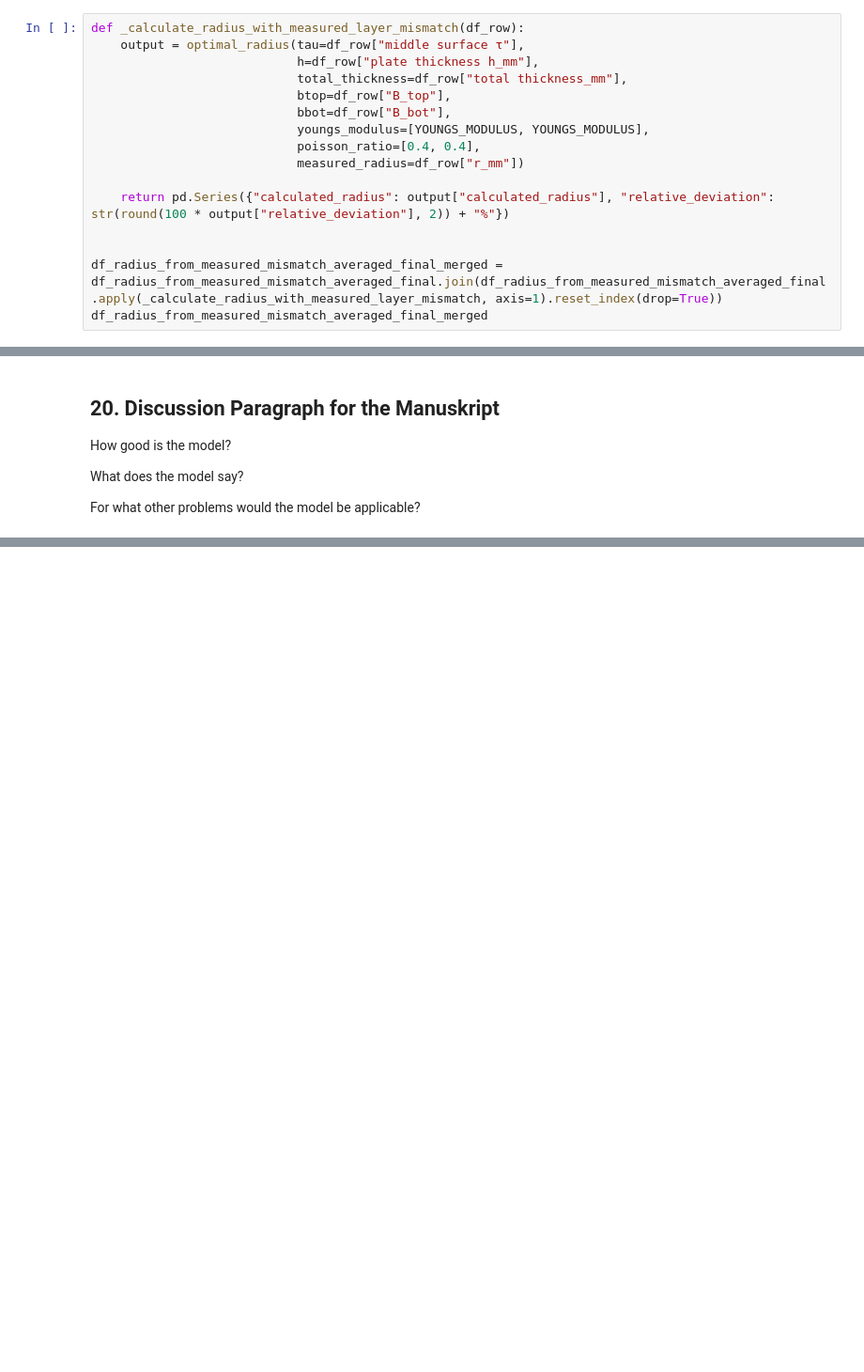
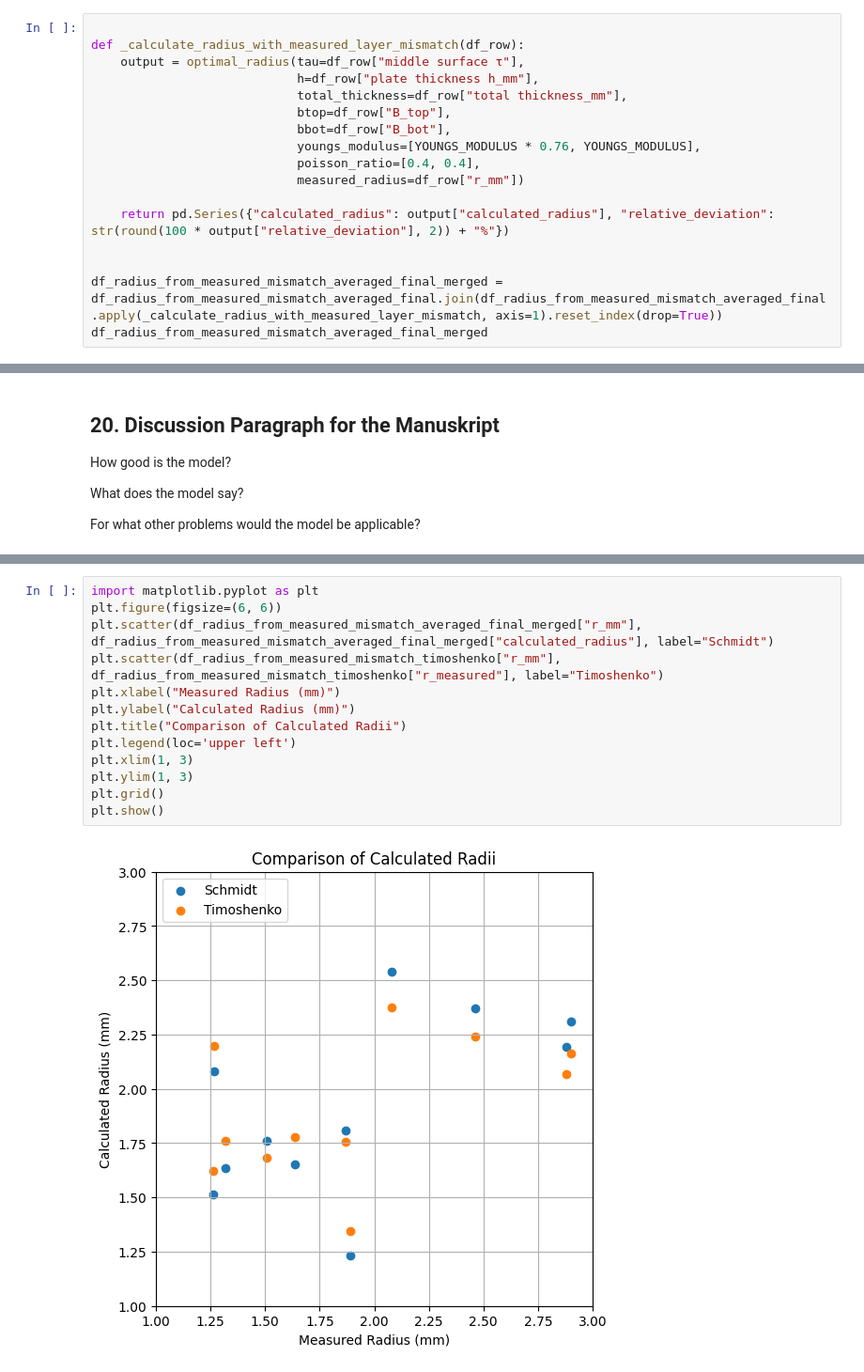
Before and after one commit to Nick-Seinsche/OptimalRadius, a Jupyter notebook: optimal_radius.ipynb, the cells around one changed output, grey strips where cells are left out. Shown: that part at 94% size. Cells and saved outputs as stored; diff of their text form; blank space fills up the shorter version.

```diff
--- a/optimal_radius.ipynb
+++ b/optimal_radius.ipynb
@@ -645,13 +671,14 @@ df_radius_from_measured_mismatch_averaged_final
 | 9 | J1 | C05 | inner | SPJ1CO5 PL2 Schnitt2 2x zus_freig... | 0.704 | 3.790 | 2.902444 | 0.344537 | ... |
 | 10 | J1 | C07 | inner | SP J1 CO7 PL2 Schnitt2 4x zus_fre... | 1.246 | 4.742 | 2.878875 | 0.347358 | ... |
 # %%
+
 def _calculate_radius_with_measured_layer_mismatch(df_row):
     output = optimal_radius(tau=df_row["middle surface τ"],
                             h=df_row["plate thickness h_mm"],
                             total_thickness=df_row["total thickness_mm"],
                             btop=df_row["B_top"],
                             bbot=df_row["B_bot"],
-                            youngs_modulus=[YOUNGS_MODULUS, YOUNGS_MODULUS],
+                            youngs_modulus=[YOUNGS_MODULUS * 0.76, YOUNGS_MODULUS],
                             poisson_ratio=[0.4, 0.4],
                             measured_radius=df_row["r_mm"])
 
@@ -705,0 +888,15 @@ For what other problems would the model be applicable?
+# %%
+import matplotlib.pyplot as plt
+plt.figure(figsize=(6, 6))
+plt.scatter(df_radius_from_measured_mismatch_averaged_final_merged["r_mm"], df_radius_from_measured_mismatch_averaged_final_merged["calculated_radius"], label="Schmidt")
+plt.scatter(df_radius_from_measured_mismatch_timoshenko["r_mm"], df_radius_from_measured_mismatch_timoshenko["r_measured"], label="Timoshenko")
+plt.xlabel("Measured Radius (mm)")
+plt.ylabel("Calculated Radius (mm)")
+plt.title("Comparison of Calculated Radii")
+plt.legend(loc='upper left')
+plt.xlim(1, 3)
+plt.ylim(1, 3)
+plt.grid()
+plt.show()
+# %% [output]
+[figure, added]
```
Also changed, not shown: parts of 26 cells of this notebook, 5 other files.
